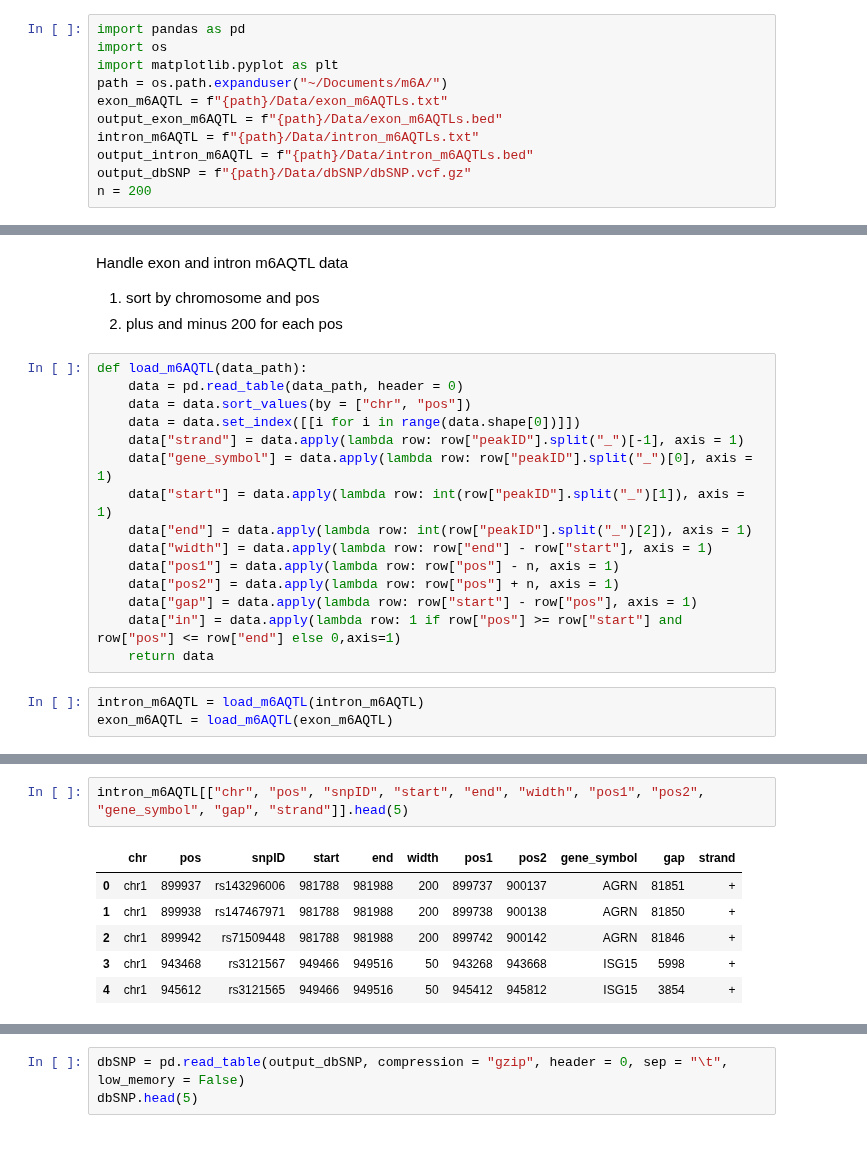
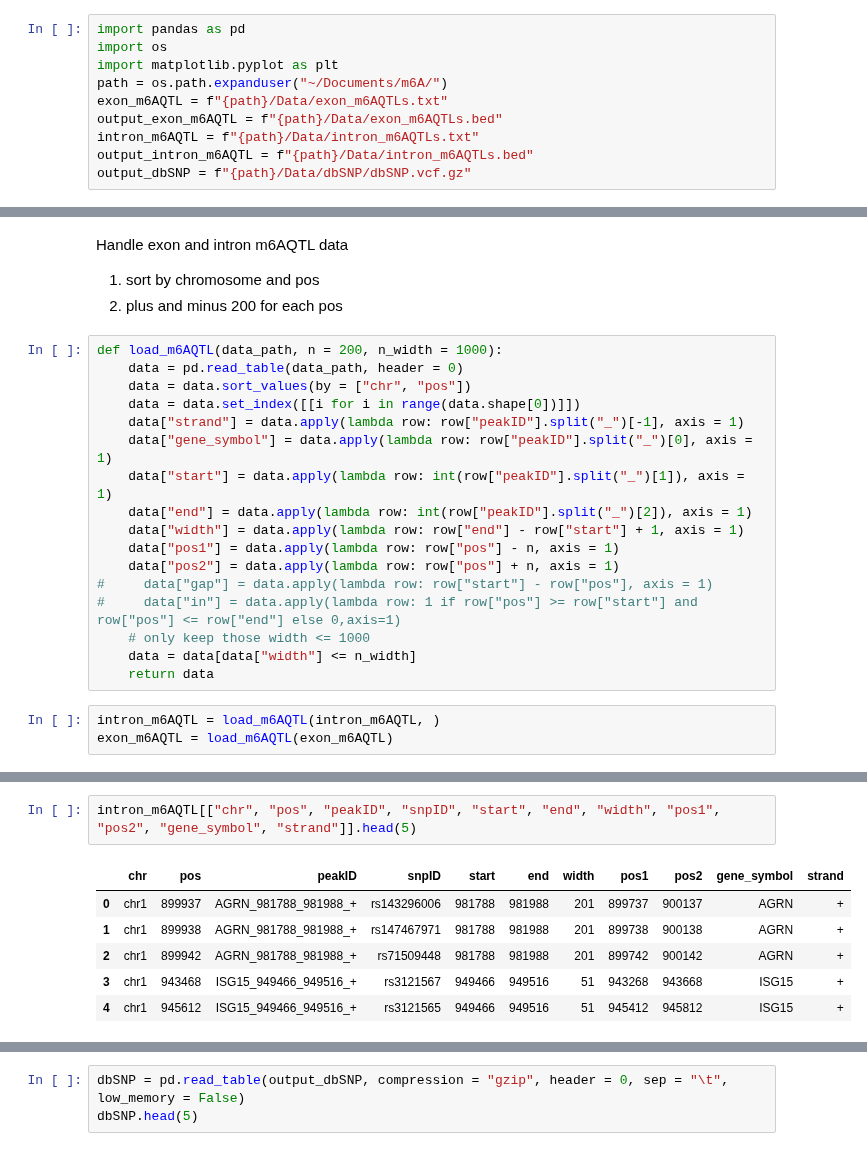
Before and after one commit to xinhe-lab/m6A-ASE, a Jupyter notebook: analysis/20180222_m6A_riboSNitch.ipynb, the cells around one changed output, grey strips where cells are left out. Drawn from its saved outputs; the diff is of its cells as text.

```diff
--- a/analysis/20180222_m6A_riboSNitch.ipynb
+++ b/analysis/20180222_m6A_riboSNitch.ipynb
@@ -13,7 +13,6 @@ output_exon_m6AQTL = f"{path}/Data/exon_m6AQTLs.bed"
 intron_m6AQTL = f"{path}/Data/intron_m6AQTLs.txt"
 output_intron_m6AQTL = f"{path}/Data/intron_m6AQTLs.bed"
 output_dbSNP = f"{path}/Data/dbSNP/dbSNP.vcf.gz"
-n = 200
 # %% [markdown]
 Import dbSNP and export the first five columns, only need to do it once.
 # %%
@@ -25,7 +24,7 @@ Handle exon and intron m6AQTL data
 1. sort by chromosome and pos
 2. plus and minus 200 for each pos
 # %%
-def load_m6AQTL(data_path):
+def load_m6AQTL(data_path, n = 200, n_width = 1000):
     data = pd.read_table(data_path, header = 0)
     data = data.sort_values(by = ["chr", "pos"])
     data = data.set_index([[i for i in range(data.shape[0])]])
@@ -33,14 +32,16 @@ def load_m6AQTL(data_path):
     data["gene_symbol"] = data.apply(lambda row: row["peakID"].split("_")[0], axis = 1)
     data["start"] = data.apply(lambda row: int(row["peakID"].split("_")[1]), axis = 1)
     data["end"] = data.apply(lambda row: int(row["peakID"].split("_")[2]), axis = 1)
-    data["width"] = data.apply(lambda row: row["end"] - row["start"], axis = 1)
+    data["width"] = data.apply(lambda row: row["end"] - row["start"] + 1, axis = 1)
     data["pos1"] = data.apply(lambda row: row["pos"] - n, axis = 1)
     data["pos2"] = data.apply(lambda row: row["pos"] + n, axis = 1)
-    data["gap"] = data.apply(lambda row: row["start"] - row["pos"], axis = 1)
-    data["in"] = data.apply(lambda row: 1 if row["pos"] >= row["start"] and row["pos"] <= row["end"] else 0,axis=1)
+#     data["gap"] = data.apply(lambda row: row["start"] - row["pos"], axis = 1)
+#     data["in"] = data.apply(lambda row: 1 if row["pos"] >= row["start"] and row["pos"] <= row["end"] else 0,axis=1)
+    # only keep those width <= 1000
+    data = data[data["width"] <= n_width]
     return data
 # %%
-intron_m6AQTL = load_m6AQTL(intron_m6AQTL)
+intron_m6AQTL = load_m6AQTL(intron_m6AQTL, )
 exon_m6AQTL = load_m6AQTL(exon_m6AQTL)
 # %%
 print (intron_m6AQTL.shape, exon_m6AQTL.shape)
@@ -49,9 +59,9 @@ print (intron_m6AQTL.shape, exon_m6AQTL.shape)
 # %%
-intron_m6AQTL[["chr", "pos", "snpID", "start", "end", "width", "pos1", "pos2", "gene_symbol", "gap", "strand"]].head(5)
+intron_m6AQTL[["chr", "pos", "peakID", "snpID", "start", "end", "width", "pos1", "pos2", "gene_symbol", "strand"]].head(5)
 # %% [output]
-|  | chr | pos | snpID | start | end | width | pos1 | pos2 | gene_symbol | gap | strand |
-| 0 | chr1 | 899937 | rs143296006 | 981788 | 981988 | 200 | 899737 | 900137 | AGRN | 81851 | + |
-| 1 | chr1 | 899938 | rs147467971 | 981788 | 981988 | 200 | 899738 | 900138 | AGRN | 81850 | + |
-| 2 | chr1 | 899942 | rs71509448 | 981788 | 981988 | 200 | 899742 | 900142 | AGRN | 81846 | + |
-| 3 | chr1 | 943468 | rs3121567 | 949466 | 949516 | 50 | 943268 | 943668 | ISG15 | 5998 | + |
-| 4 | chr1 | 945612 | rs3121565 | 949466 | 949516 | 50 | 945412 | 945812 | ISG15 | 3854 | + |
+|  | chr | pos | peakID | snpID | start | end | width | pos1 | pos2 | gene_symbol | strand |
+| 0 | chr1 | 899937 | AGRN_981788_981988_+ | rs143296006 | 981788 | 981988 | 201 | 899737 | 900137 | AGRN | + |
+| 1 | chr1 | 899938 | AGRN_981788_981988_+ | rs147467971 | 981788 | 981988 | 201 | 899738 | 900138 | AGRN | + |
+| 2 | chr1 | 899942 | AGRN_981788_981988_+ | rs71509448 | 981788 | 981988 | 201 | 899742 | 900142 | AGRN | + |
+| 3 | chr1 | 943468 | ISG15_949466_949516_+ | rs3121567 | 949466 | 949516 | 51 | 943268 | 943668 | ISG15 | + |
+| 4 | chr1 | 945612 | ISG15_949466_949516_+ | rs3121565 | 949466 | 949516 | 51 | 945412 | 945812 | ISG15 | + |
```
Also changed, not shown: parts of 13 cells of this notebook.
